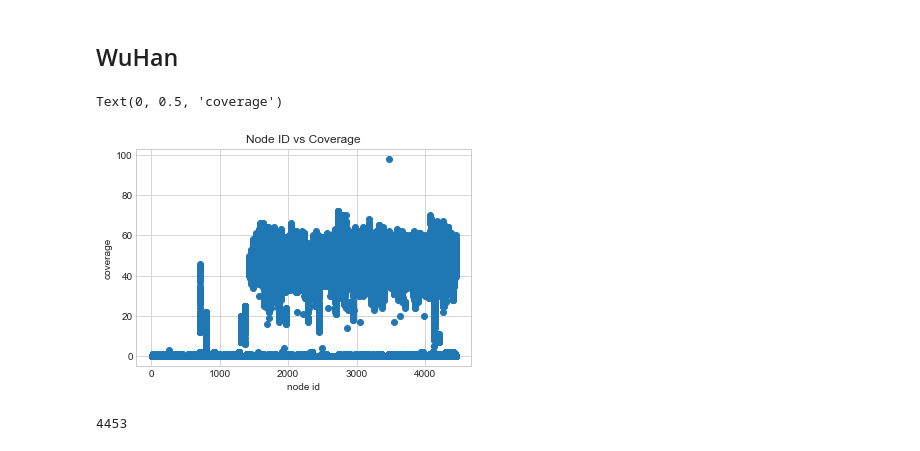
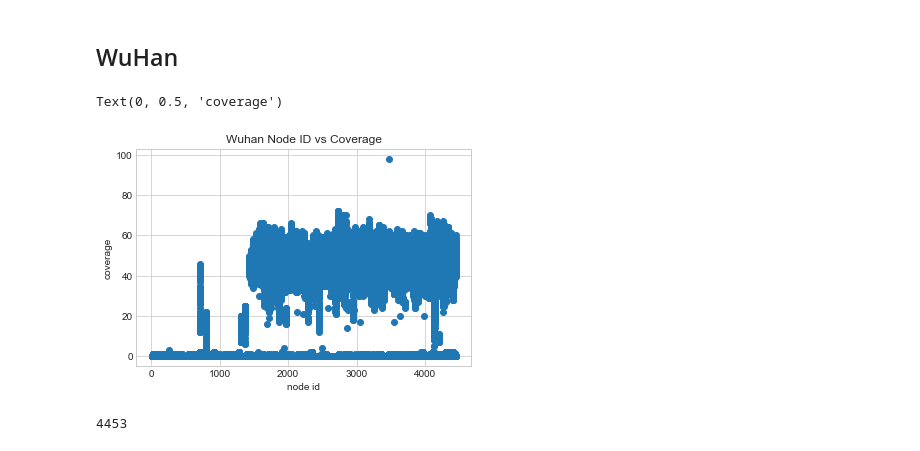
Before and after one commit to urbanslug/Project, a Jupyter notebook: Notebooks/Project/WuHan CoV PCA.ipynb, the cells around one changed output. Cells and saved outputs as stored; diff of their text form; code cells hidden in the pictures.

```diff
--- a/Notebooks/Project/WuHan CoV PCA.ipynb
+++ b/Notebooks/Project/WuHan CoV PCA.ipynb
@@ -26,12 +26,12 @@ Index(['seq.pos', 'node.id', 'node.offset', 'coverage'], dtype='object')
 ## WuHan
 # %%
 plt.scatter(wuhan_data['node.id'], wuhan_data['coverage'])
-plt.title('Node ID vs Coverage')
+plt.title('Wuhan Node ID vs Coverage')
 plt.xlabel('node id')
 plt.ylabel('coverage')
 # %% [output]
 Text(0, 0.5, 'coverage')
-[figure, old version]
+[figure, new version]
 # %%
 np.max(wuhan_data['node.id'])
 # %% [output]
```
Also changed, not shown: parts of 9 cells of this notebook, 4 other files.
